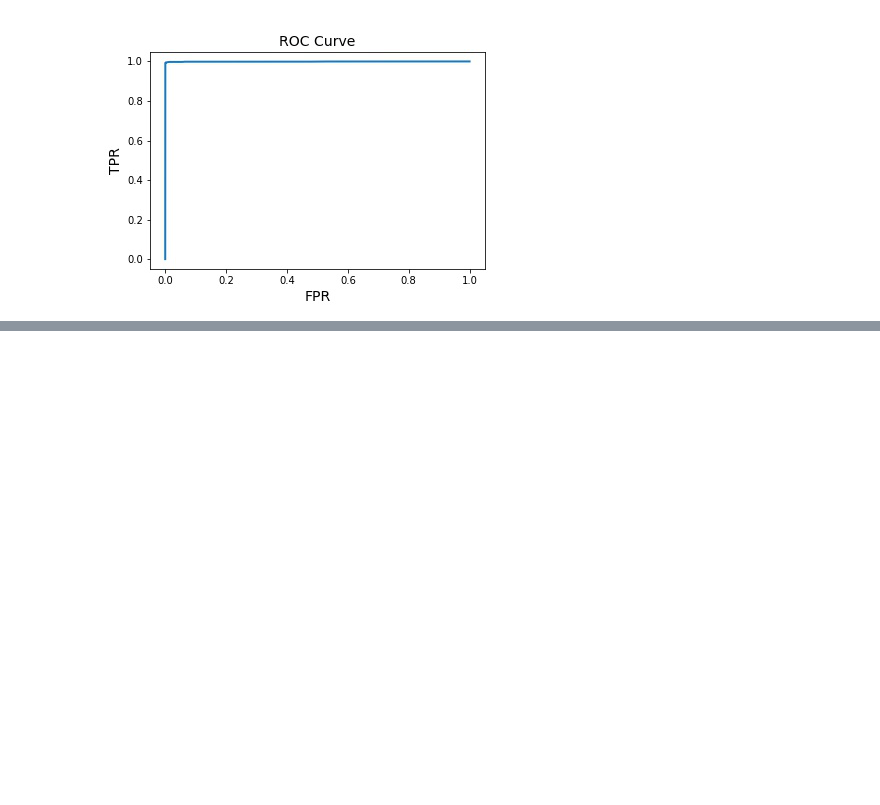
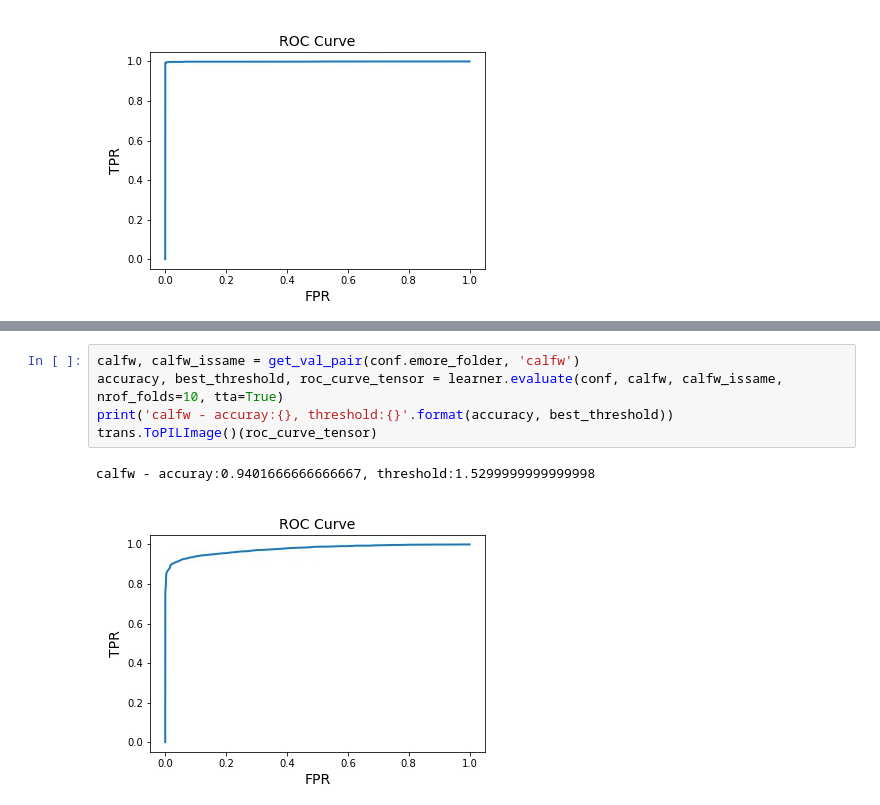
Before and after one commit to TreB1eN/InsightFace_Pytorch, a Jupyter notebook: evaluate_model.ipynb, the cells around one changed output, grey strips where cells are left out. Cells and saved outputs as stored; diff of their text form; blank space fills up the shorter version.

```diff
--- a/evaluate_model.ipynb
+++ b/evaluate_model.ipynb
@@ -80,0 +109,8 @@ lfw - accuray:0.9951666666666666, threshold:1.392
+# %%
+calfw, calfw_issame = get_val_pair(conf.emore_folder, 'calfw')
+accuracy, best_threshold, roc_curve_tensor = learner.evaluate(conf, calfw, calfw_issame, nrof_folds=10, tta=True)
+print('calfw - accuray:{}, threshold:{}'.format(accuracy, best_threshold))
+trans.ToPILImage()(roc_curve_tensor)
+# %% [output]
+calfw - accuray:0.9401666666666667, threshold:1.5299999999999998
+[figure, added]
```
Also changed, not shown: parts of 10 cells of this notebook, 3 other files.
